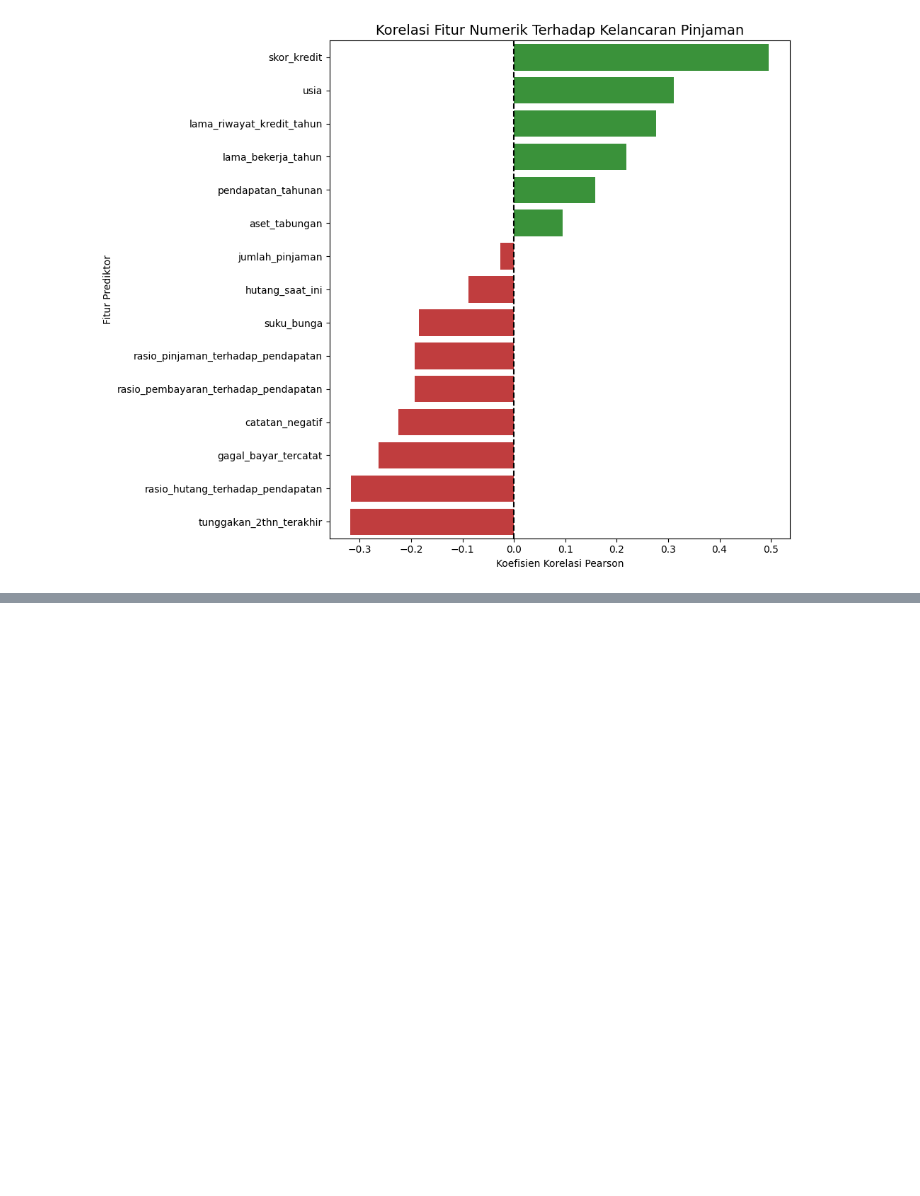
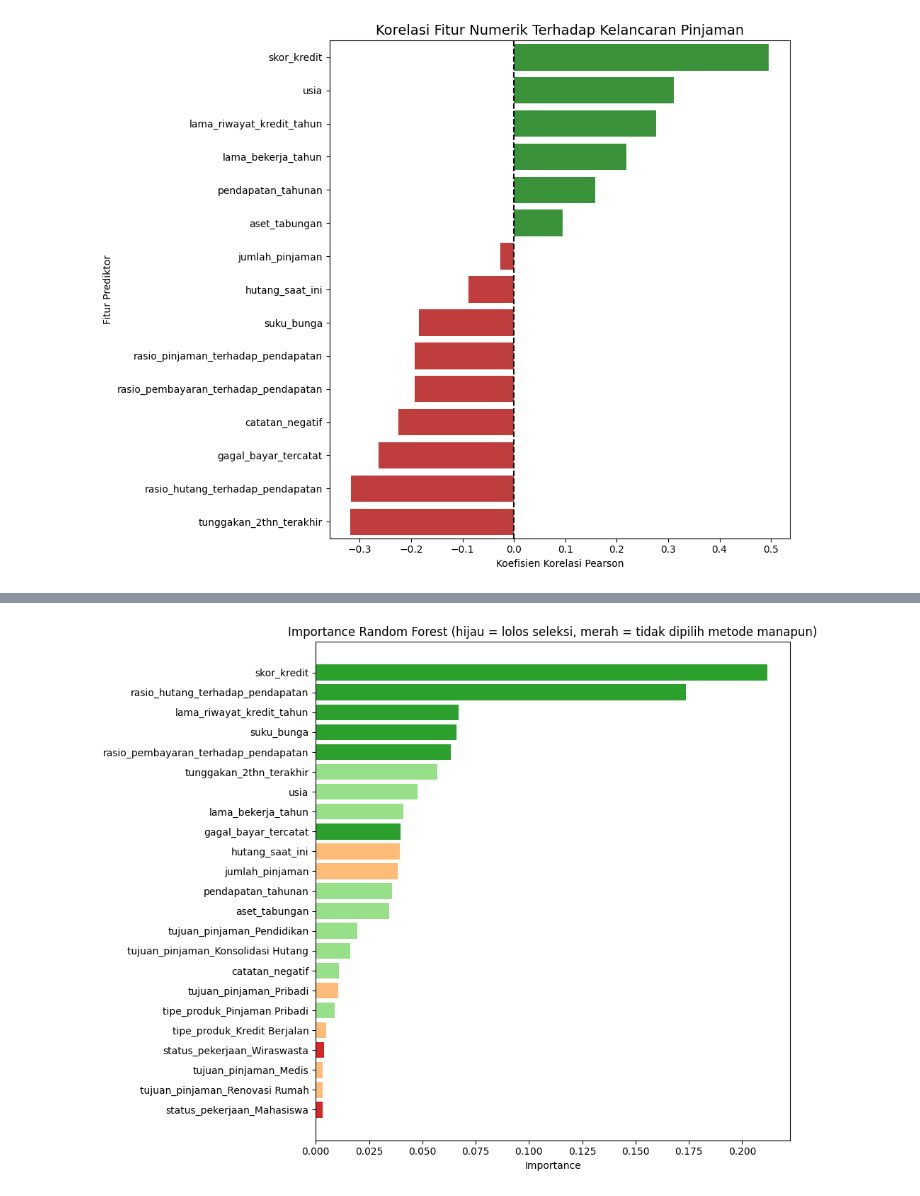
Before and after one commit to Yaboku29/credit-risk-mitigation-segmentation, a Jupyter notebook: coba.ipynb, the cells around one changed output, grey strips where cells are left out. Cells and saved outputs as stored; diff of their text form; code cells hidden in the pictures; blank space fills up the shorter version.

Commit message:
data cleaning, data preprocessing, feature selection

```diff
--- a/coba.ipynb
+++ b/coba.ipynb
@@ -366,0 +545,79 @@ Passing `palette` without assigning `hue` is deprecated and will be removed in v
+# %%
+# Tahap 1: Buang fitur yang sangat berkorelasi satu sama lain
+AMBANG_KORELASI = 0.85
+
+korelasi_fitur = X_train_prep.corr().abs()
+korelasi_target = X_train_prep.corrwith(y_train).abs()
+
+atas = korelasi_fitur.where(np.triu(np.ones(korelasi_fitur.shape), k=1).astype(bool))
+pasangan = [(a, b, atas.loc[a, b]) for a in atas.index for b in atas.columns
+            if pd.notna(atas.loc[a, b]) and atas.loc[a, b] > AMBANG_KORELASI]
+
+fitur_dibuang_korelasi = set()
+for a, b, r in sorted(pasangan, key=lambda t: -t[2]):
+    if a in fitur_dibuang_korelasi or b in fitur_dibuang_korelasi:
+        continue
+    buang = a if korelasi_target[a] < korelasi_target[b] else b
+    fitur_dibuang_korelasi.add(buang)
+    print(f"{a} <-> {b} (r={r:.3f}) -> buang: {buang}")
+
+if not pasangan:
+    print("Tidak ada pasangan fitur dengan korelasi di atas ambang batas.")
+
+X_train_fs = X_train_prep.drop(columns=list(fitur_dibuang_korelasi))
+print(f"\nJumlah fitur: {X_train_prep.shape[1]} -> {X_train_fs.shape[1]}")
+
+# Tahap 2: Ranking fitur dengan tiga metode
+K = int(round(0.6 * X_train_fs.shape[1]))   # jumlah fitur teratas yang dipilih tiap metode
+print("K =", K)
+
+# a) Mutual Information
+mi = pd.Series(mutual_info_classif(X_train_fs, y_train, random_state=42), index=X_train_fs.columns)
+
+# b) Random Forest importance
+rf = RandomForestClassifier(n_estimators=200, random_state=42, n_jobs=-1, class_weight='balanced')
+rf.fit(X_train_fs, y_train)
+rf_imp = pd.Series(rf.feature_importances_, index=X_train_fs.columns)
+
+# c) RFE dengan Logistic Regression
+rfe = RFE(LogisticRegression(max_iter=1000, class_weight='balanced'), n_features_to_select=K)
+rfe.fit(X_train_fs, y_train)
+rfe_pilih = pd.Series(rfe.support_, index=X_train_fs.columns)
+
+ranking = pd.DataFrame({
+    'mutual_info': mi,
+    'rf_importance': rf_imp,
+    'dipilih_MI': mi.rank(ascending=False) <= K,
+    'dipilih_RF': rf_imp.rank(ascending=False) <= K,
+    'dipilih_RFE': rfe_pilih,
+})
+ranking['jumlah_suara'] = ranking[['dipilih_MI', 'dipilih_RF', 'dipilih_RFE']].sum(axis=1)
+ranking = ranking.sort_values(['jumlah_suara', 'rf_importance'], ascending=False)
+ranking.round(4)
+
+# Visualisasi importance Random Forest, diwarnai berdasarkan jumlah suara
+plt.figure(figsize=(10, 8))
+urut = ranking.sort_values('rf_importance')
+warna = urut['jumlah_suara'].map({3: '#2ca02c', 2: '#98df8a', 1: '#ffbb78', 0: '#d62728'})
+plt.barh(urut.index, urut['rf_importance'], color=warna)
+plt.title('Importance Random Forest (hijau = lolos seleksi, merah = tidak dipilih metode manapun)')
+plt.xlabel('Importance')
+plt.tight_layout()
+plt.savefig('feature_importance_rf.png', dpi=300)
+plt.show()
+
+# Tahap 3: Keputusan akhir (minimal 2 dari 3 metode)
+fitur_terpilih = ranking.index[ranking['jumlah_suara'] >= 2].tolist()
+fitur_dibuang = [c for c in X_train_prep.columns if c not in fitur_terpilih]
+
+print(f"Fitur terpilih ({len(fitur_terpilih)}):")
+for f in fitur_terpilih:
+    print("  +", f)
+print(f"\nFitur dibuang ({len(fitur_dibuang)}):")
+for f in fitur_dibuang:
+    print("  -", f)
+
+X_train_final = X_train_prep[fitur_terpilih]
+X_test_final = X_test_prep[fitur_terpilih]
+print("\nUkuran akhir:", X_train_final.shape, X_test_final.shape)
+# %% [output]
@@ -366,0 +628 @@ Passing `palette` without assigning `hue` is deprecated and will be removed in v
+[figure, added]
```
Also changed, not shown: parts of 8 cells of this notebook, 1 other file.
